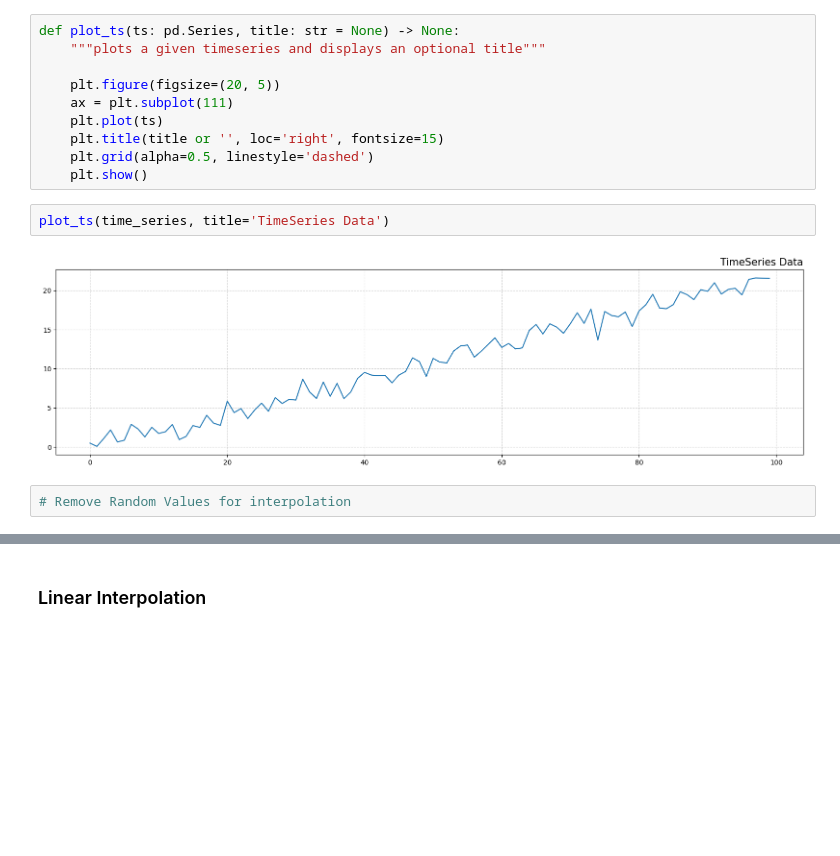
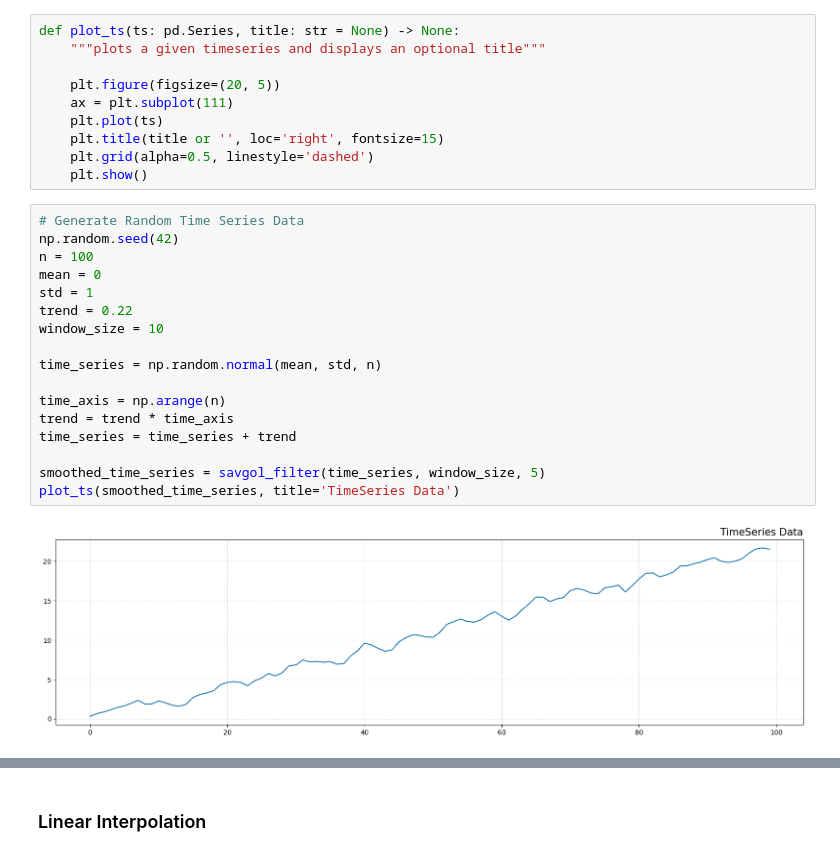
Before and after one commit to talhajamal11/mathematical_modelling, a Jupyter notebook: src/Time Series/interpolation_extrapolation.ipynb, the cells around one changed output, grey strips where cells are left out. Saved outputs shown, nothing was run; the diff lists cells and outputs as text; blank space fills up the shorter version.

```diff
--- a/src/Time Series/interpolation_extrapolation.ipynb
+++ b/src/Time Series/interpolation_extrapolation.ipynb
@@ -32,9 +16,22 @@ def plot_ts(ts: pd.Series, title: str = None) -> None:
     plt.title(title or '', loc='right', fontsize=15)
     plt.grid(alpha=0.5, linestyle='dashed')
     plt.show()
-# %%
-plot_ts(time_series, title='TimeSeries Data')
-# %% [output]
-[figure, removed]
-# %%
-# Remove Random Values for interpolation
+# %%
+# Generate Random Time Series Data
+np.random.seed(42)
+n = 100
+mean = 0
+std = 1
+trend = 0.22
+window_size = 10
+
+time_series = np.random.normal(mean, std, n)
+
+time_axis = np.arange(n)
+trend = trend * time_axis
+time_series = time_series + trend
+
+smoothed_time_series = savgol_filter(time_series, window_size, 5)
+plot_ts(smoothed_time_series, title='TimeSeries Data')
+# %% [output]
+[figure, added]
```
Also changed, not shown: parts of 3 cells of this notebook.
